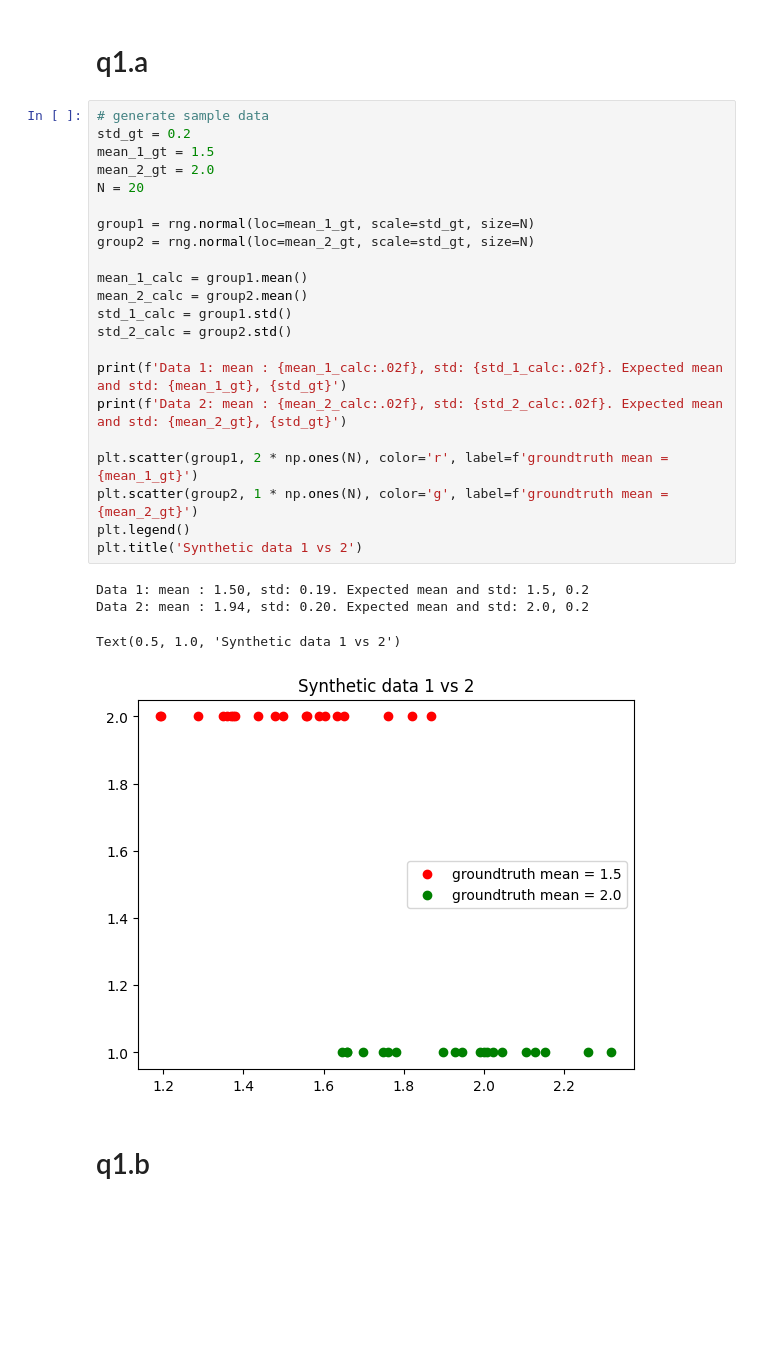
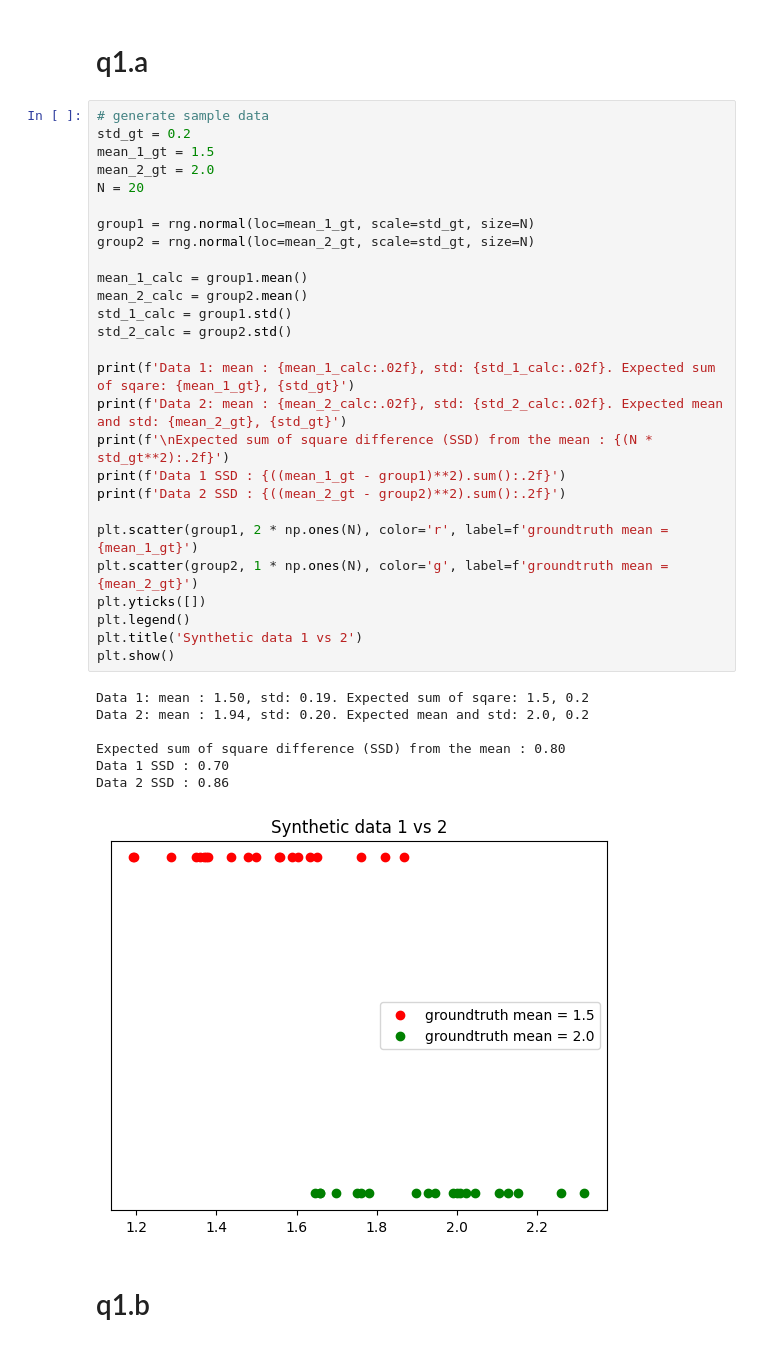
Before and after one commit to fclarke1/modelling-bio-imaging-comp0118, a Jupyter notebook: assignment_2/part_1.ipynb, the cells around one changed output. Cells and saved outputs as stored; diff of their text form; blank space fills up the shorter version.

```diff
--- a/assignment_2/part_1.ipynb
+++ b/assignment_2/part_1.ipynb
@@ -39,30 +39,38 @@ rng = np.random.default_rng(seed=22197823)
 # %%
 # generate sample data
 std_gt = 0.2
 mean_1_gt = 1.5
 mean_2_gt = 2.0
 N = 20
 
 group1 = rng.normal(loc=mean_1_gt, scale=std_gt, size=N)
 group2 = rng.normal(loc=mean_2_gt, scale=std_gt, size=N)
 
 mean_1_calc = group1.mean()
 mean_2_calc = group2.mean()
 std_1_calc = group1.std()
 std_2_calc = group2.std()
 
-print(f'Data 1: mean : {mean_1_calc:.02f}, std: {std_1_calc:.02f}. Expected mean and std: {mean_1_gt}, {std_gt}')
+print(f'Data 1: mean : {mean_1_calc:.02f}, std: {std_1_calc:.02f}. Expected sum of sqare: {mean_1_gt}, {std_gt}')
 print(f'Data 2: mean : {mean_2_calc:.02f}, std: {std_2_calc:.02f}. Expected mean and std: {mean_2_gt}, {std_gt}')
+print(f'\nExpected sum of square difference (SSD) from the mean : {(N * std_gt**2):.2f}')
+print(f'Data 1 SSD : {((mean_1_gt - group1)**2).sum():.2f}')
+print(f'Data 2 SSD : {((mean_2_gt - group2)**2).sum():.2f}')
 
 plt.scatter(group1, 2 * np.ones(N), color='r', label=f'groundtruth mean = {mean_1_gt}')
 plt.scatter(group2, 1 * np.ones(N), color='g', label=f'groundtruth mean = {mean_2_gt}')
+plt.yticks([])
 plt.legend()
 plt.title('Synthetic data 1 vs 2')
+plt.show()
 # %% [output]
-Data 1: mean : 1.50, std: 0.19. Expected mean and std: 1.5, 0.2
+Data 1: mean : 1.50, std: 0.19. Expected sum of sqare: 1.5, 0.2
 Data 2: mean : 1.94, std: 0.20. Expected mean and std: 2.0, 0.2
+
+Expected sum of square difference (SSD) from the mean : 0.80
+Data 1 SSD : 0.70
+Data 2 SSD : 0.86
-Text(0.5, 1.0, 'Synthetic data 1 vs 2')
-[figure, old version]
+[figure, new version]
 # %% [markdown]
 # q1.b
 # %%
```
Also changed, not shown: parts of 1 cell of this notebook, 1 other file.
